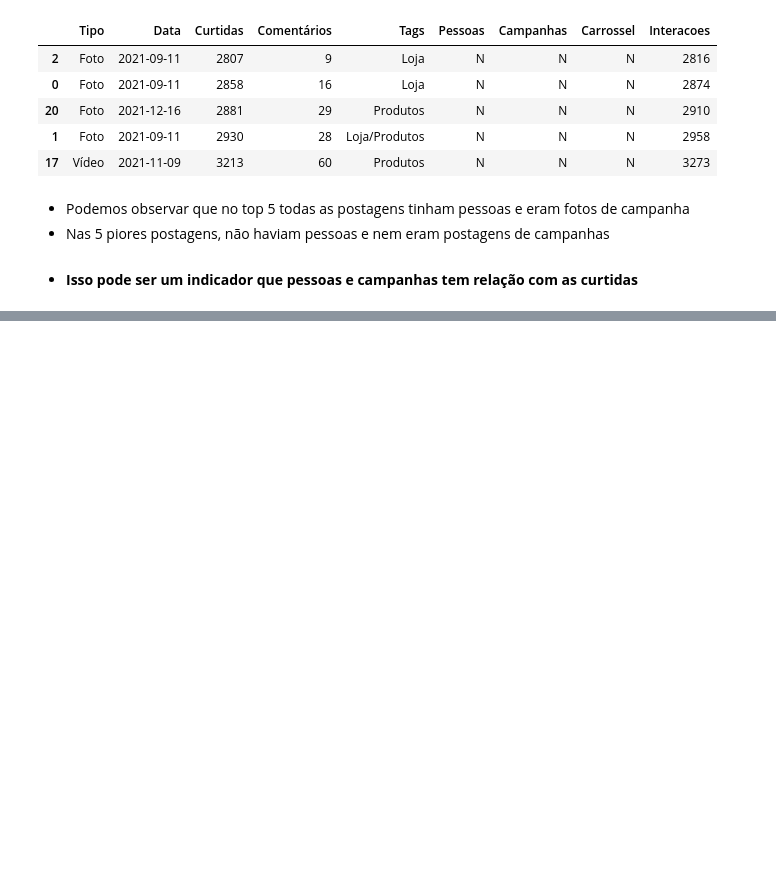
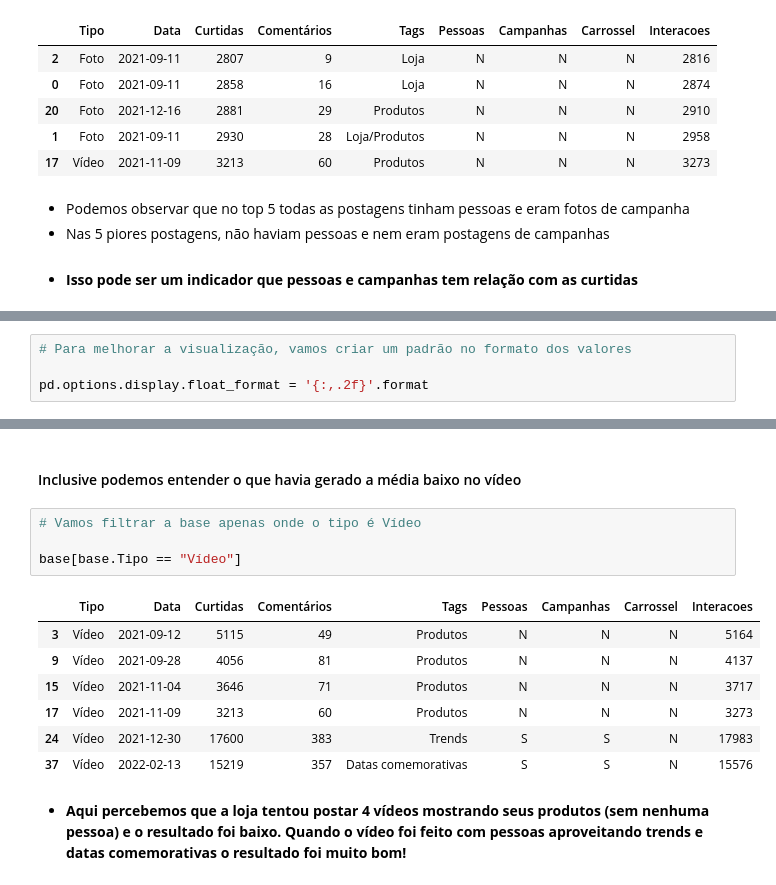
Before and after one commit to andrewyamagata/DADOS, a Jupyter notebook: Aula03AnaliseEngajamento.ipynb, the cells around one changed output, grey strips where cells are left out. Cells and saved outputs as stored; diff of their text form; blank space fills up the shorter version.

```diff
--- a/Aula03AnaliseEngajamento.ipynb
+++ b/Aula03AnaliseEngajamento.ipynb
@@ -254,0 +261,4 @@ base.sort_values(by="Curtidas",ascending=True).head()
+# %%
+# Para melhorar a visualização, vamos criar um padrão no formato dos valores
+
+pd.options.display.float_format = '{:,.2f}'.format
@@ -254,0 +420,16 @@ base.sort_values(by="Curtidas",ascending=True).head()
+# %% [markdown]
+#### Inclusive podemos entender o que havia gerado a média baixo no vídeo
+# %%
+# Vamos filtrar a base apenas onde o tipo é Vídeo
+
+base[base.Tipo == "Vídeo"]
+# %% [output]
+|  | Tipo | Data | Curtidas | Comentários | Tags | Pessoas | Campanhas | Carrossel | Interacoes |
+| 3 | Vídeo | 2021-09-12 | 5115 | 49 | Produtos | N | N | N | 5164 |
+| 9 | Vídeo | 2021-09-28 | 4056 | 81 | Produtos | N | N | N | 4137 |
+| 15 | Vídeo | 2021-11-04 | 3646 | 71 | Produtos | N | N | N | 3717 |
+| 17 | Vídeo | 2021-11-09 | 3213 | 60 | Produtos | N | N | N | 3273 |
+| 24 | Vídeo | 2021-12-30 | 17600 | 383 | Trends | S | S | N | 17983 |
+| 37 | Vídeo | 2022-02-13 | 15219 | 357 | Datas comemorativas | S | S | N | 15576 |
+# %% [markdown]
+- **Aqui percebemos que a loja tentou postar 4 vídeos mostrando seus produtos (sem nenhuma pessoa) e o resultado foi baixo. Quando o vídeo foi feito com pessoas aproveitando trends e datas comemorativas o resultado foi muito bom!**
```
Also changed, not shown: parts of 26 cells of this notebook.
